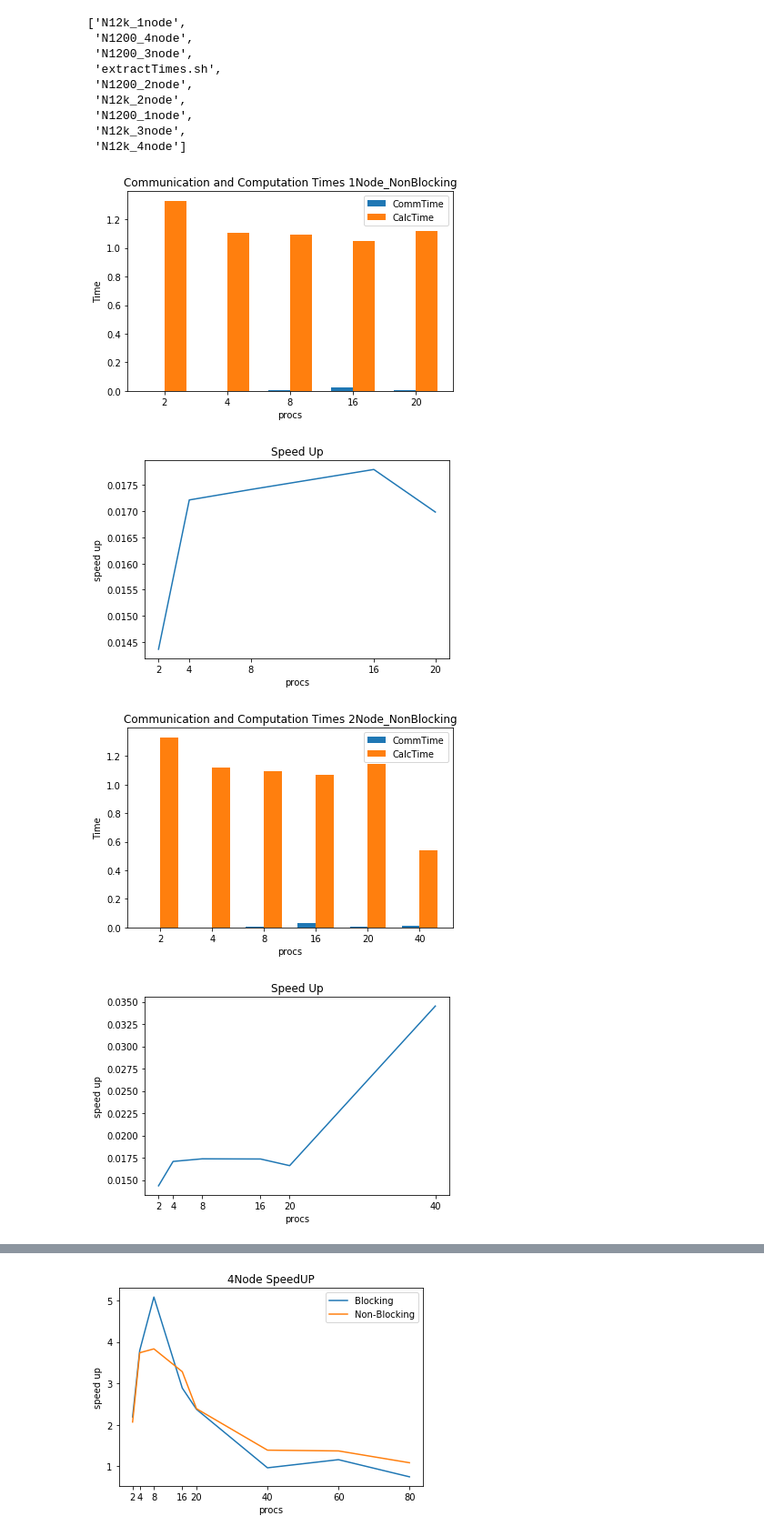
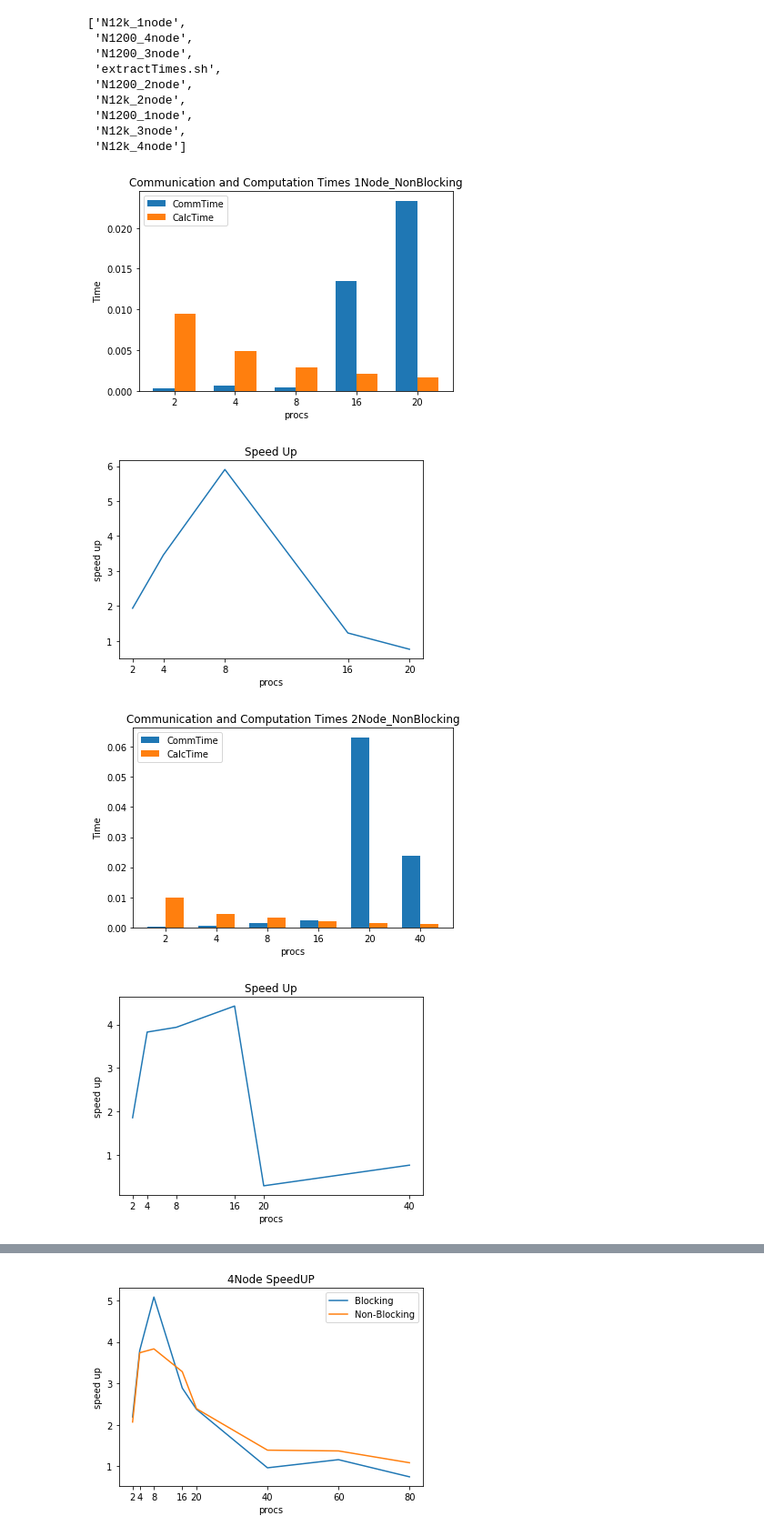
Before and after one commit to Cjkeerthana/ParallelPrograaming, a Jupyter notebook: Exercise4/output/Plots-N1200.ipynb, the cells around one changed output, grey strips where cells are left out. Shown: that part at 91% size. Saved outputs shown, nothing was run; the diff lists cells and outputs as text; code cells hidden in the pictures.

Commit message:
Plots changed

```diff
--- a/Exercise4/output/Plots-N1200.ipynb
+++ b/Exercise4/output/Plots-N1200.ipynb
@@ -7,8 +7,8 @@ import re
 t_serial_N1200 = 0.019112
 t_serial_N12k = 2.798848
 t_serial = t_serial_N1200
-NB_path = "/home/cjkeerthana/Documents/Parallel_Programming/Ex4/dssc_jacobi/output/output_non_blocking"
-Blocking_path = "/home/cjkeerthana/Documents/Parallel_Programming/Ex4/dssc_jacobi/output/output_blocking"
+NB_path = "/home/cjkeerthana/Documents/Parallel_Programming/ParallelPrograaming/Exercise4/output/output_non_blocking"
+Blocking_path = "/home/cjkeerthana/Documents/Parallel_Programming/ParallelPrograaming/Exercise4/output/output_blocking"
 os.listdir(NB_path)
 os.listdir(Blocking_path)
 # %% [output]
@@ -97,19 +97,19 @@ title = "1Node_NonBlocking"
 make_plots_times(title,labels,commTime,calcTime)
 make_plot_speedup(totTime,procs,labels)
 # %% [output]
-[figure, old version]
+[figure, new version]
-[figure, old version]
+[figure, new version]
 # %%
-commTime = read_all_times(NB_path + "/N12k_2node/commTime")
-totTime = read_all_times(NB_path + "/N12k_2node/totTime")
-calcTime = read_all_times(NB_path + "/N12k_2node/calcTime")
+commTime = read_all_times(NB_path + "/N1200_2node/commTime")
+totTime = read_all_times(NB_path + "/N1200_2node/totTime")
+calcTime = read_all_times(NB_path + "/N1200_2node/calcTime")
 totTime, commTime, calcTime = separate_times(totTime, commTime, calcTime, "NB")
 labels = ["2","4","8","16","20","40"]
 procs = np.asarray([2,4,8,16,20,40])
 title = "2Node_NonBlocking"
 make_plots_times(title,labels,commTime,calcTime)
 make_plot_speedup(totTime,procs,labels)
 # %% [output]
-[figure, old version]
+[figure, new version]
-[figure, old version]
+[figure, new version]
 # %%
```
Also changed, not shown: parts of 6 cells of this notebook.
